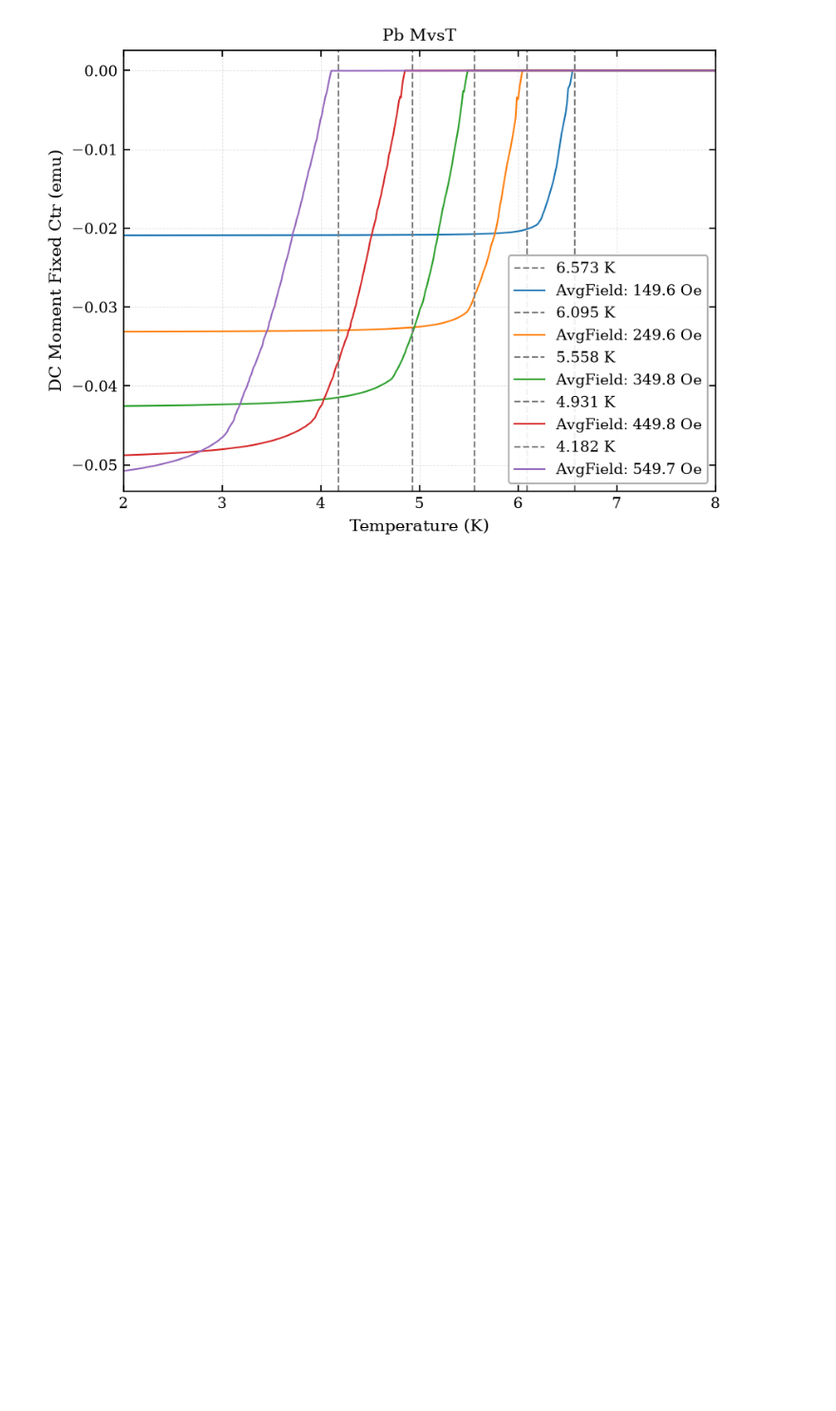
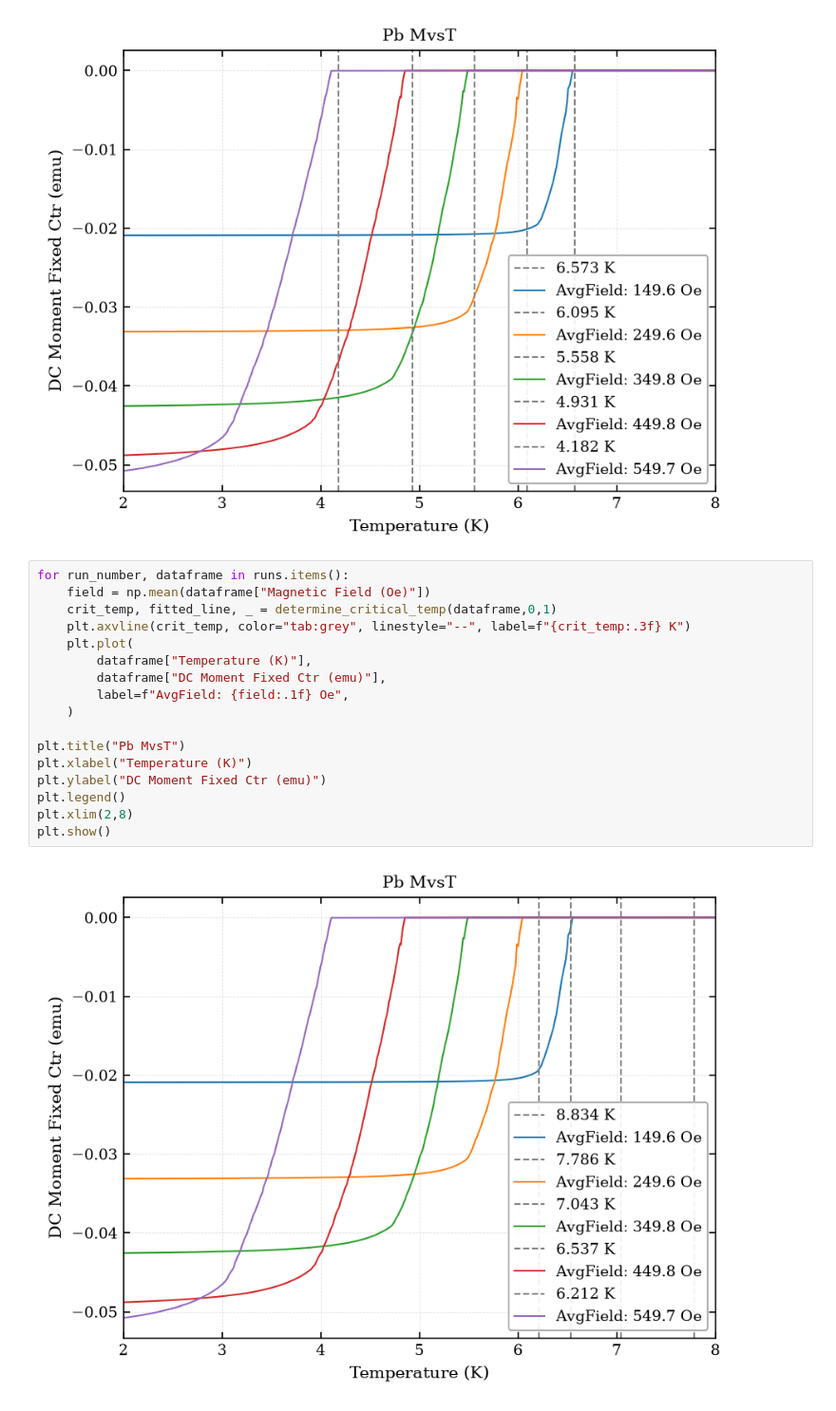
Before and after one commit to OlliePentecost/high-temperature-superconductivity, a Jupyter notebook: 2026-10-15-Pb-ZFC-FW-FC.ipynb, the cells around one changed output. Shown at 95% size. Saved outputs shown, nothing was run; the diff lists cells and outputs as text; blank space fills up the shorter version.

Commit message:
tuned the critical temp finder and got it working to a succesful degree

```diff
--- a/2026-10-15-Pb-ZFC-FW-FC.ipynb
+++ b/2026-10-15-Pb-ZFC-FW-FC.ipynb
@@ -223,3 +223,22 @@ plt.xlim(2,8)
 plt.show()
 # %% [output]
 [figure]
+# %%
+for run_number, dataframe in runs.items():
+    field = np.mean(dataframe["Magnetic Field (Oe)"])
+    crit_temp, fitted_line, _ = determine_critical_temp(dataframe,0,1)
+    plt.axvline(crit_temp, color="tab:grey", linestyle="--", label=f"{crit_temp:.3f} K")
+    plt.plot(
+        dataframe["Temperature (K)"],
+        dataframe["DC Moment Fixed Ctr (emu)"],
+        label=f"AvgField: {field:.1f} Oe",
+    )
+
+plt.title("Pb MvsT")
+plt.xlabel("Temperature (K)")
+plt.ylabel("DC Moment Fixed Ctr (emu)")
+plt.legend()
+plt.xlim(2,8)
+plt.show()
+# %% [output]
+[figure, added]
```
Also changed, not shown: parts of 4 cells of this notebook.
